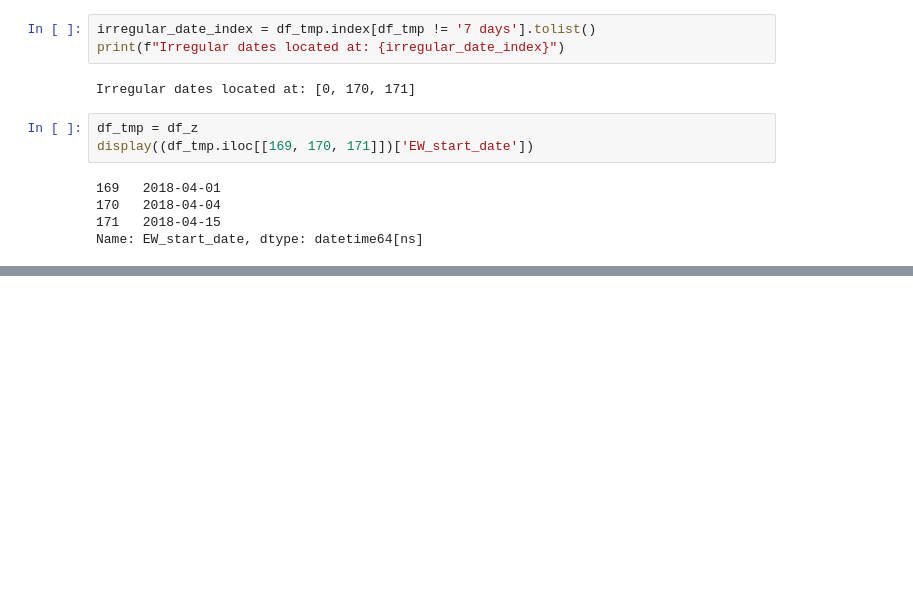
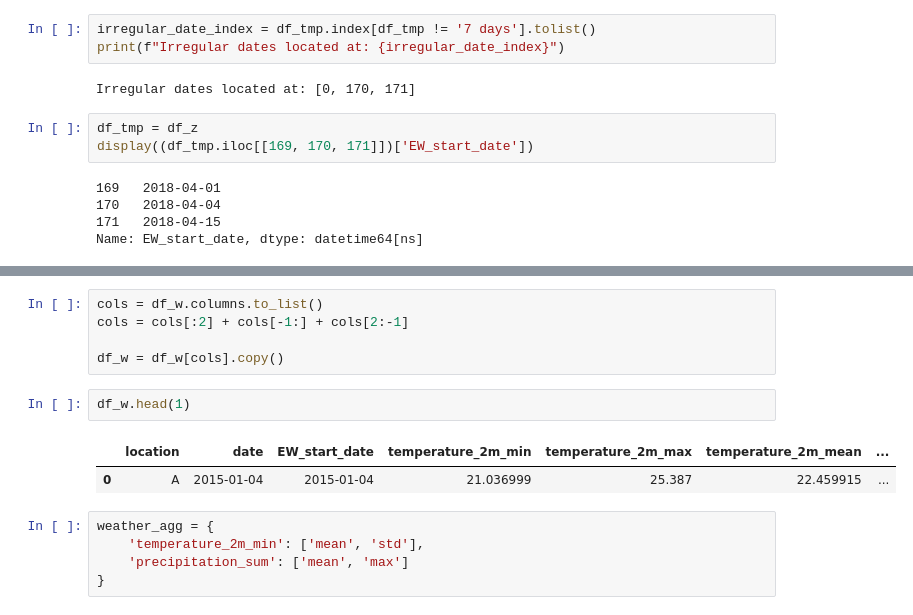
Before and after one commit to Paul123111/kaggleTest, a Jupyter notebook: 01-Import.ipynb, the cells around one changed output, grey strips where cells are left out. Cells and saved outputs as stored; diff of their text form; blank space fills up the shorter version.

```diff
--- a/01-Import.ipynb
+++ b/01-Import.ipynb
@@ -189,0 +203,15 @@ TypeError: Addition/subtraction of integers and integer-arrays with Timestamp is
+# %%
+cols = df_w.columns.to_list()
+cols = cols[:2] + cols[-1:] + cols[2:-1]
+
+df_w = df_w[cols].copy()
+# %%
+df_w.head(1)
+# %% [output]
+|  | location | date | EW_start_date | temperature_2m_min | temperature_2m_max | temperature_2m_mean | ... |
+| 0 | A | 2015-01-04 | 2015-01-04 | 21.036999 | 25.387 | 22.459915 | ... |
+# %%
+weather_agg = {
+    'temperature_2m_min': ['mean', 'std'],
+    'precipitation_sum': ['mean', 'max']
+}
```
Also changed, not shown: parts of 9 cells of this notebook, 26 other files.
